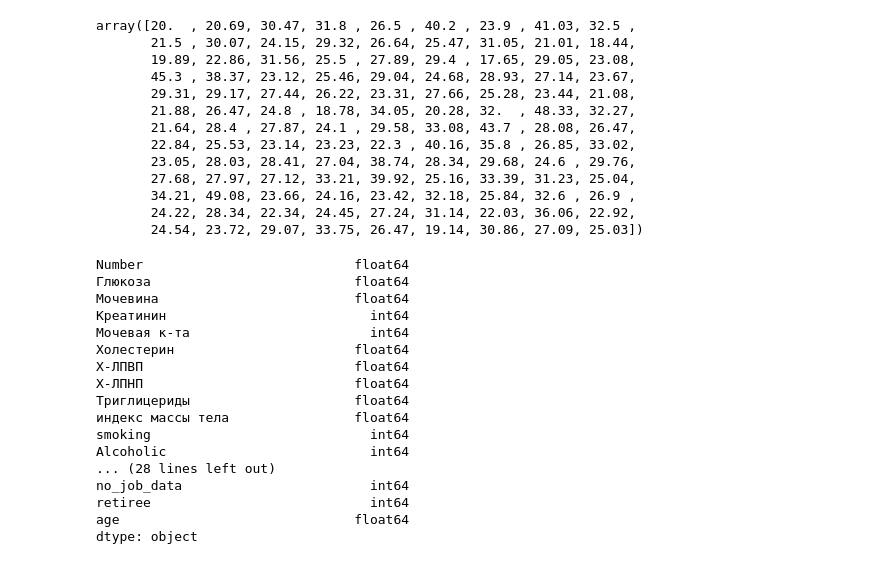
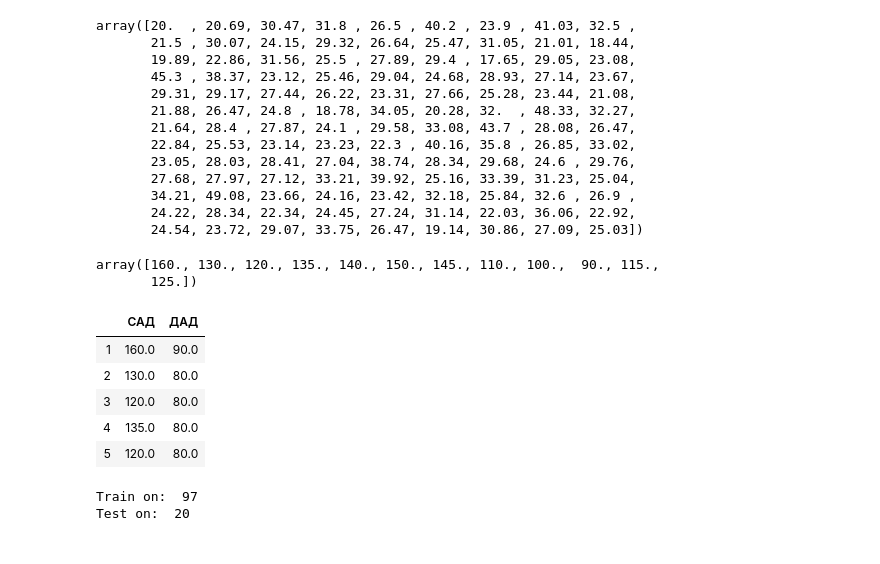
Before and after one commit to IlidanNaga/Boosting_test, a Jupyter notebook: Data.ipynb, the cells around one changed output. Drawn from its saved outputs; the diff is of its cells as text; code cells hidden in the pictures.

```diff
--- a/Data.ipynb
+++ b/Data.ipynb
@@ -464,23 +464,22 @@ array([20.  , 20.69, 30.47, 31.8 , 26.5 , 40.2 , 23.9 , 41.03, 32.5 ,
        24.54, 23.72, 29.07, 33.75, 26.47, 19.14, 30.86, 27.09, 25.03])
 # %%
 data['индекс массы тела'] = help_array
-# %%
-data.dtypes
-# %% [output]
-Number                           float64
-Глюкоза                          float64
-Мочевина                         float64
-Креатинин                          int64
-Мочевая к-та                       int64
-Холестерин                       float64
-Х-ЛПВП                           float64
-Х-ЛПНП                           float64
-Триглицериды                     float64
-индекс массы тела                float64
-smoking                            int64
-Alcoholic                          int64
-... (28 lines left out)
-no_job_data                        int64
-retiree                            int64
-age                              float64
-dtype: object
+# %%
+data['САД'].unique()
+# %% [output]
+array([160., 130., 120., 135., 140., 150., 145., 110., 100.,  90., 115.,
+       125.])
+# %%
+target = pd.DataFrame(data["САД"],index=range(len(data) + 1), columns = {'САД'})
+# %%
+target['ДАД'] = data['ДАД']
+# %%
+target = target.drop(0)
+target.head(5)
+# %% [output]
+|  | САД | ДАД |
+| 1 | 160.0 | 90.0 |
+| 2 | 130.0 | 80.0 |
+| 3 | 120.0 | 80.0 |
+| 4 | 135.0 | 80.0 |
+| 5 | 120.0 | 80.0 |
@@ -486,0 +492,7 @@ dtype: object
+# %%
+trX, teX, trY, teY = train_test_split(data, target, test_size = 1/6)
+print("Train on: ", trX.shape[0])
+print("Test on: ", teX.shape[0])
+# %% [output]
+Train on:  97
+Test on:  20
```
Also changed, not shown: parts of 17 cells of this notebook.
